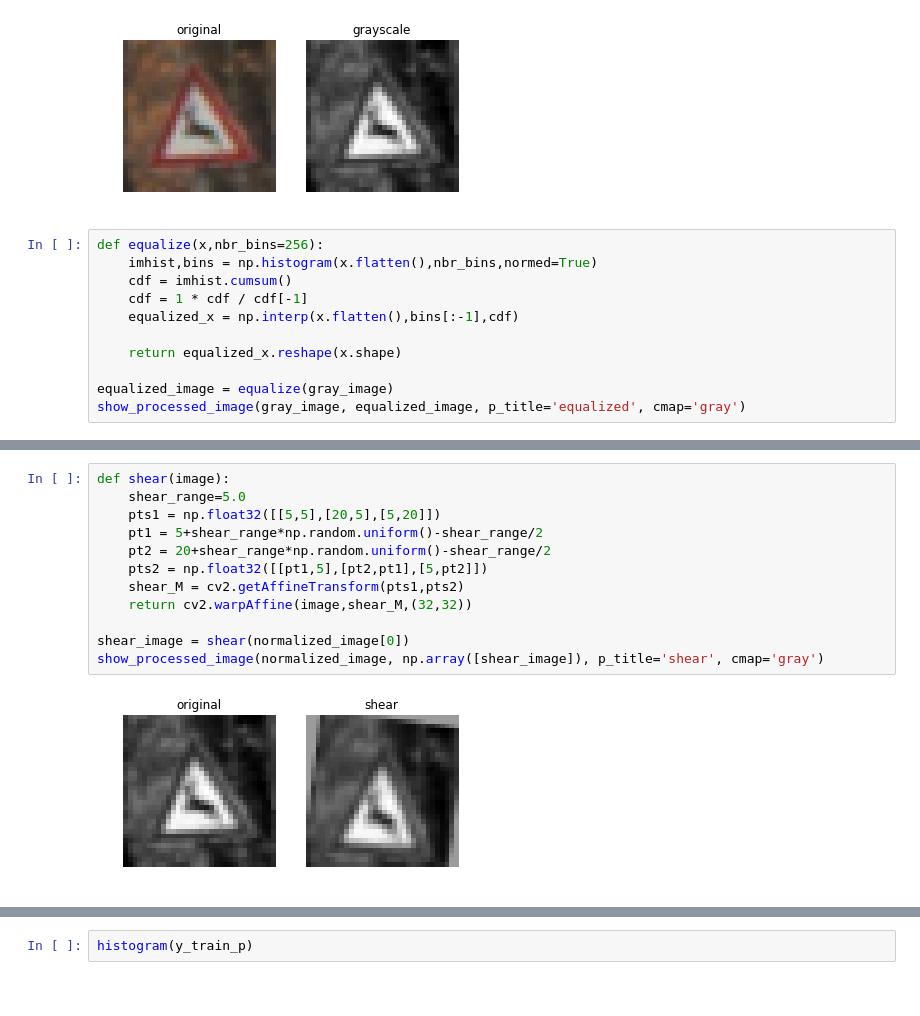
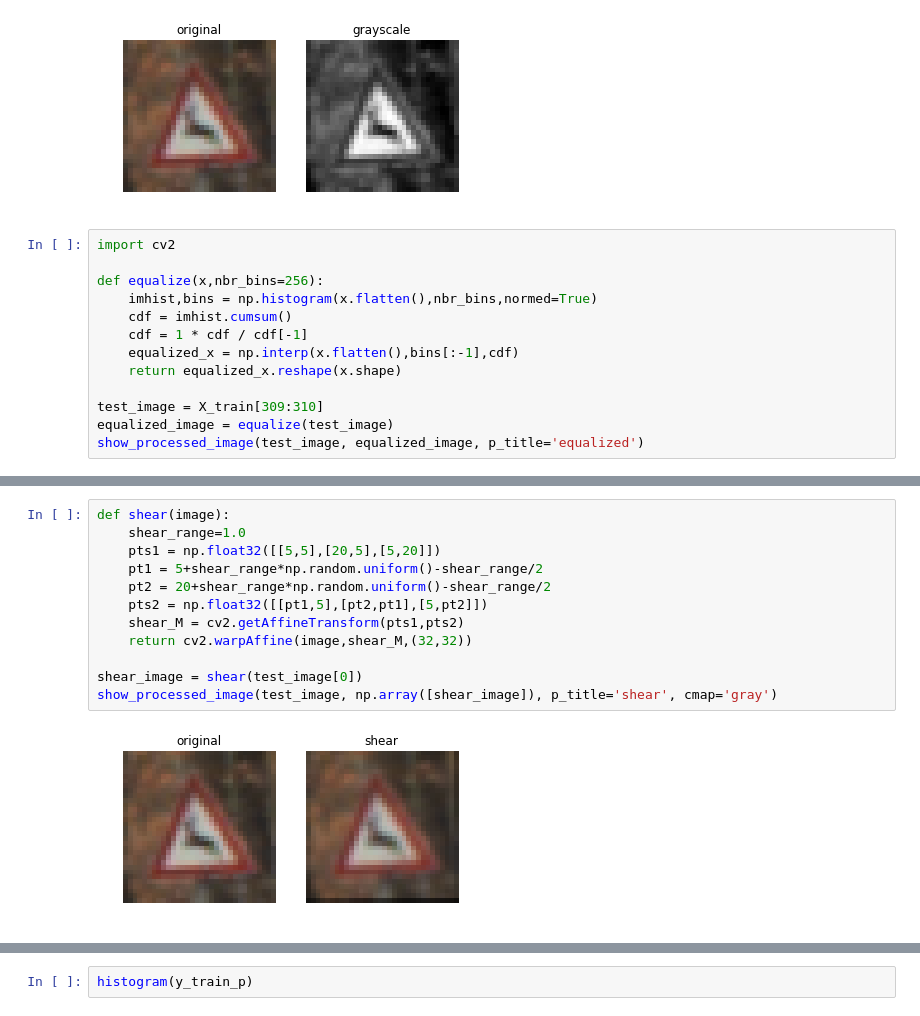
Before and after one commit to clarisli/CarND-Traffic-Sign-Classifier, a Jupyter notebook: Traffic_Sign_Classifier.ipynb, the cells around one changed output, grey strips where cells are left out. Drawn from its saved outputs; the diff is of its cells as text.

```diff
--- a/Traffic_Sign_Classifier.ipynb
+++ b/Traffic_Sign_Classifier.ipynb
@@ -249,14 +249,16 @@ show_processed_image(test_image, gray_image, p_title='grayscale')
 # %% [output]
 [figure]
 # %%
+import cv2
+
 def equalize(x,nbr_bins=256):
     imhist,bins = np.histogram(x.flatten(),nbr_bins,normed=True)
     cdf = imhist.cumsum()
     cdf = 1 * cdf / cdf[-1]
     equalized_x = np.interp(x.flatten(),bins[:-1],cdf)
-
     return equalized_x.reshape(x.shape)
 
-equalized_image = equalize(gray_image)
-show_processed_image(gray_image, equalized_image, p_title='equalized', cmap='gray')
+test_image = X_train[309:310]
+equalized_image = equalize(test_image)
+show_processed_image(test_image, equalized_image, p_title='equalized')
 # %% [output]
@@ -322,17 +310,17 @@ show_processed_image(normalized_image, np.array([flip_image]), p_title='flip', c
 # %%
 def shear(image):
-    shear_range=5.0
+    shear_range=1.0
     pts1 = np.float32([[5,5],[20,5],[5,20]])
     pt1 = 5+shear_range*np.random.uniform()-shear_range/2
     pt2 = 20+shear_range*np.random.uniform()-shear_range/2
     pts2 = np.float32([[pt1,5],[pt2,pt1],[5,pt2]])
     shear_M = cv2.getAffineTransform(pts1,pts2)
     return cv2.warpAffine(image,shear_M,(32,32))
 
-shear_image = shear(normalized_image[0])
-show_processed_image(normalized_image, np.array([shear_image]), p_title='shear', cmap='gray')
+shear_image = shear(test_image[0])
+show_processed_image(test_image, np.array([shear_image]), p_title='shear', cmap='gray')
 # %% [output]
-[figure, old version]
+[figure, new version]
 # %%
 def brightness(image):
     image1 = cv2.cvtColor(image,cv2.COLOR_RGB2HSV)
```
Also changed, not shown: parts of 19 cells of this notebook, 5 other files.
